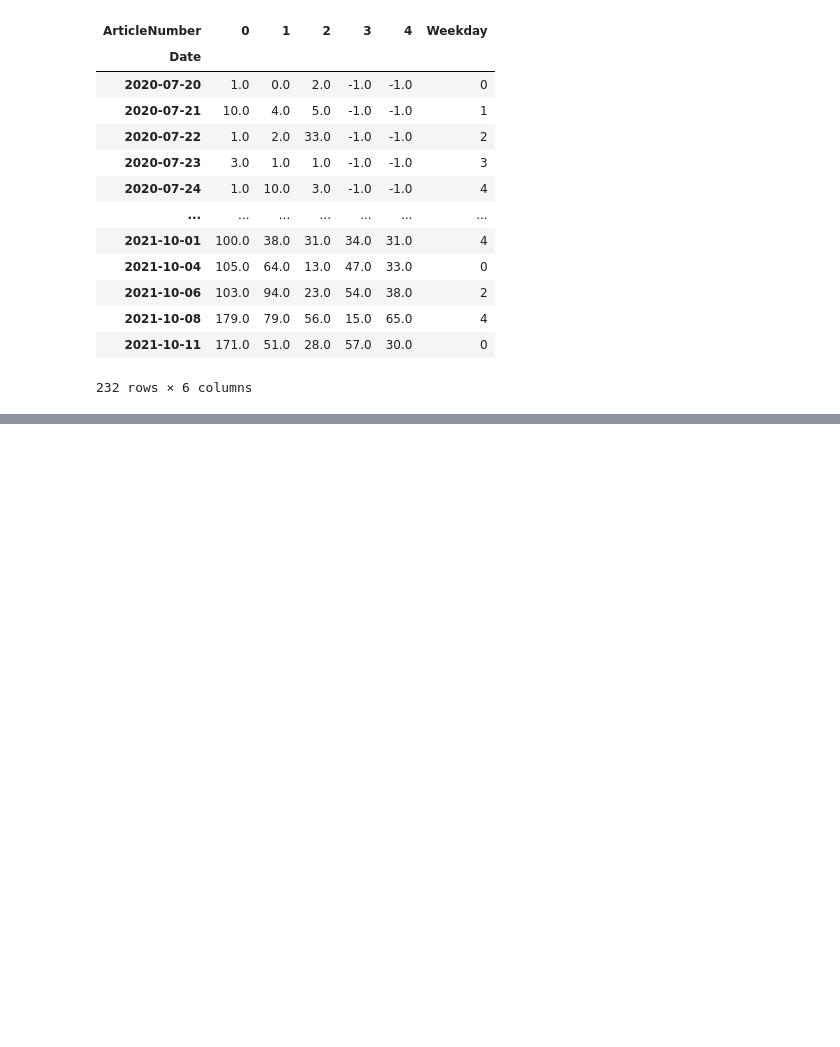
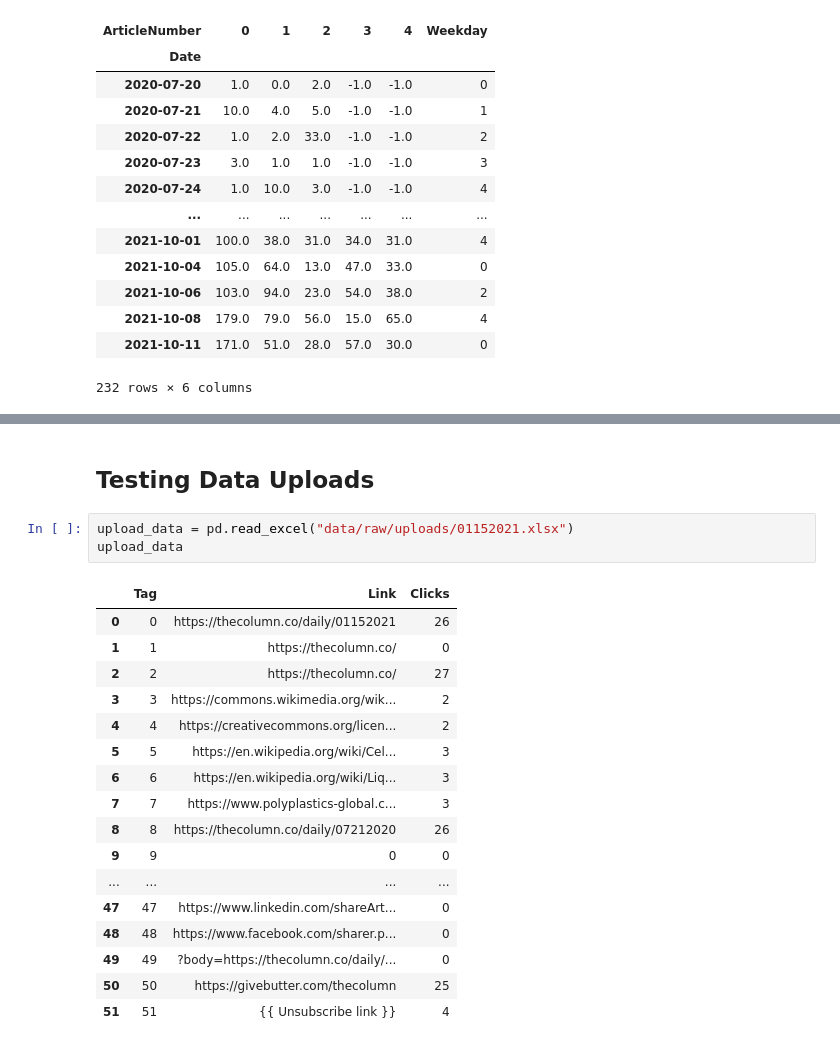
Before and after one commit to ben-perez/The-Column-Data-Hub, a Jupyter notebook: datasets.ipynb, the cells around one changed output, grey strips where cells are left out. Cells and saved outputs as stored; diff of their text form; blank space fills up the shorter version.

```diff
--- a/datasets.ipynb
+++ b/datasets.ipynb
@@ -174,0 +329,23 @@ click_sum
+# %% [markdown]
+## Testing Data Uploads
+# %%
+upload_data = pd.read_excel("data/raw/uploads/01152021.xlsx")
+upload_data
+# %% [output]
+|  | Tag | Link | Clicks |
+| 0 | 0 | https://thecolumn.co/daily/01152021 | 26 |
+| 1 | 1 | https://thecolumn.co/ | 0 |
+| 2 | 2 | https://thecolumn.co/ | 27 |
+| 3 | 3 | https://commons.wikimedia.org/wik... | 2 |
+| 4 | 4 | https://creativecommons.org/licen... | 2 |
+| 5 | 5 | https://en.wikipedia.org/wiki/Cel... | 3 |
+| 6 | 6 | https://en.wikipedia.org/wiki/Liq... | 3 |
+| 7 | 7 | https://www.polyplastics-global.c... | 3 |
+| 8 | 8 | https://thecolumn.co/daily/07212020 | 26 |
+| 9 | 9 | 0 | 0 |
+| ... | ... | ... | ... |
+| 47 | 47 | https://www.linkedin.com/shareArt... | 0 |
+| 48 | 48 | https://www.facebook.com/sharer.p... | 0 |
+| 49 | 49 | ?body=https://thecolumn.co/daily/... | 0 |
+| 50 | 50 | https://givebutter.com/thecolumn | 25 |
+| 51 | 51 | {{ Unsubscribe link }} | 4 |
```
Also changed, not shown: parts of 10 cells of this notebook, 9 other files.
